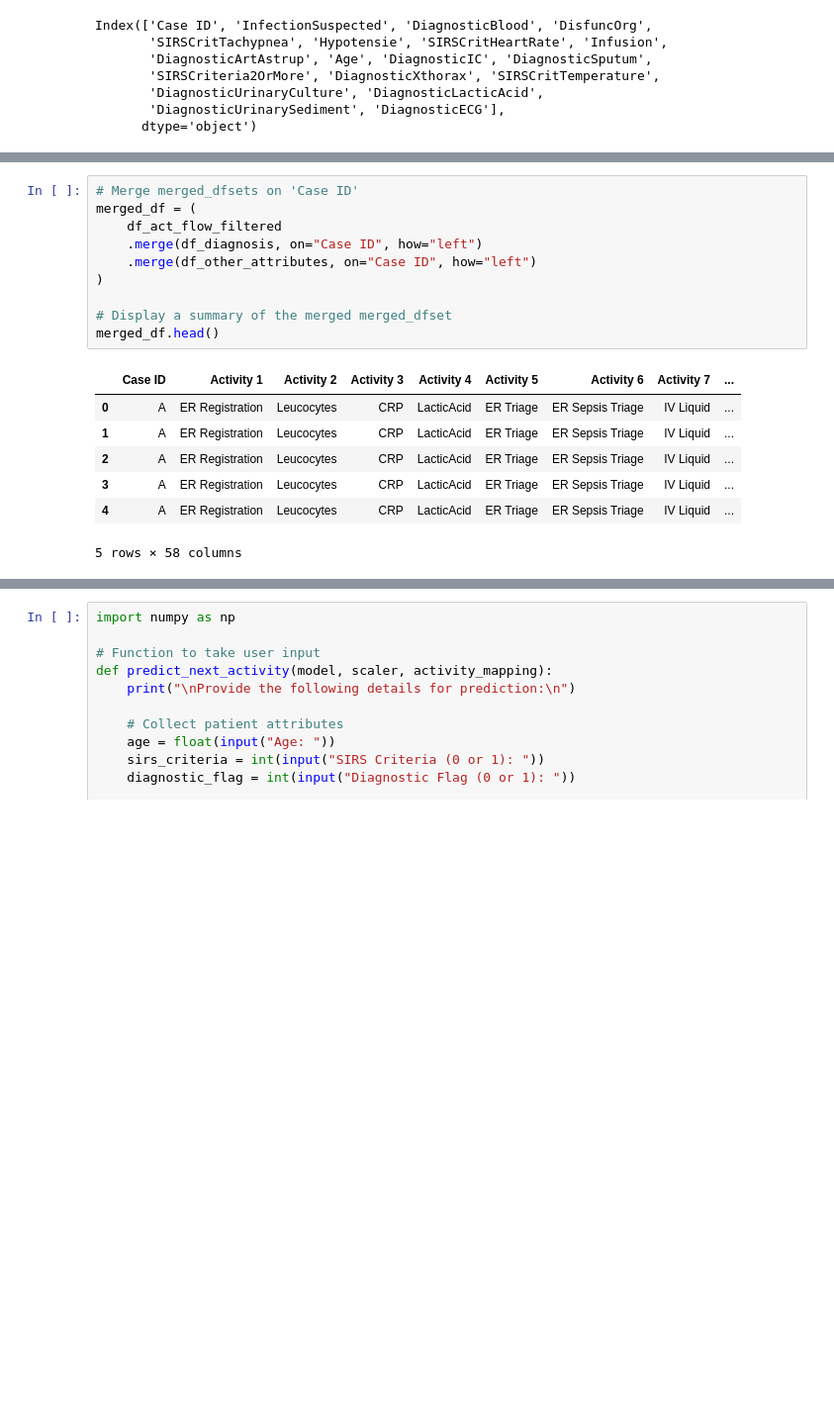
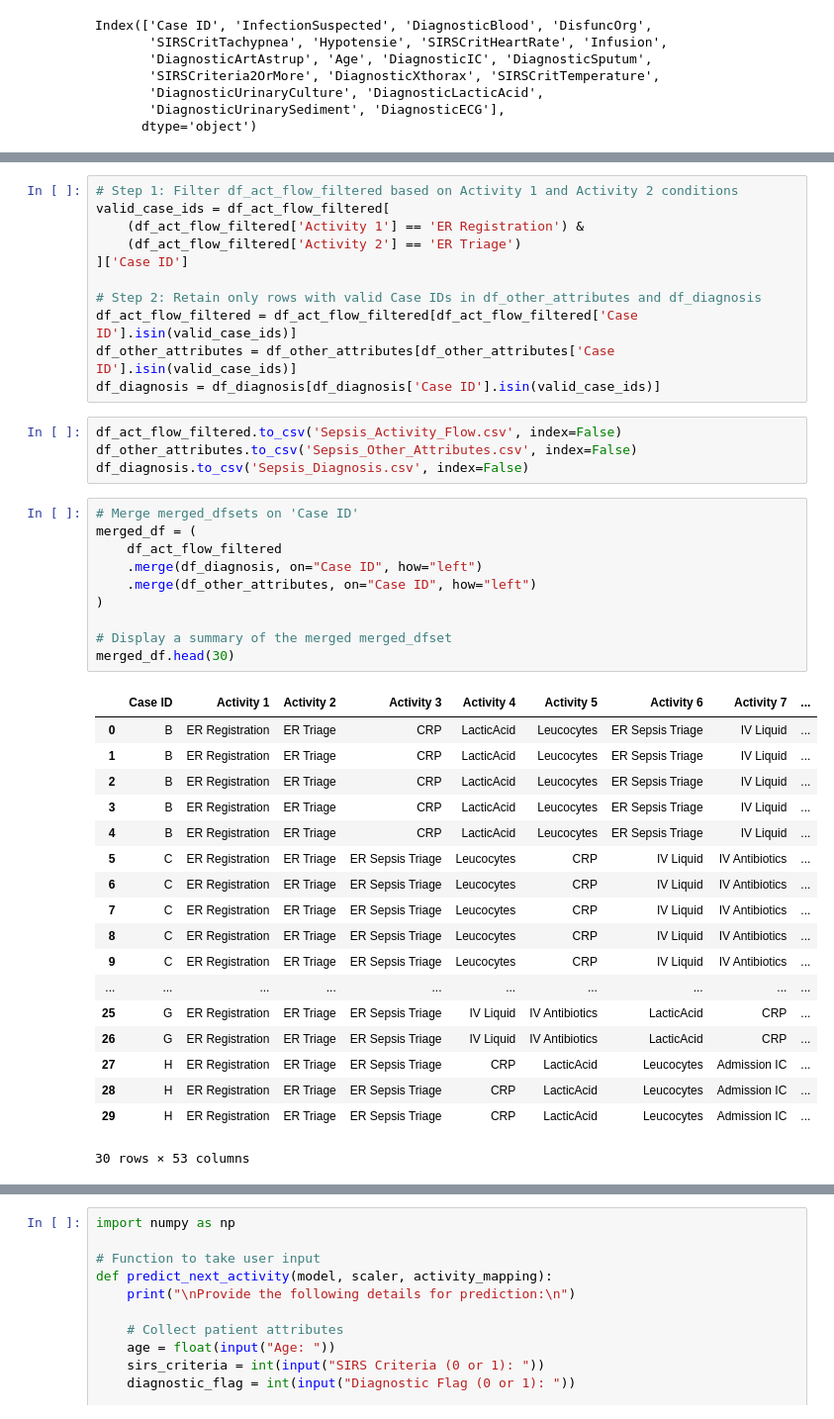
Before and after one commit to mohdkashifansari/Process_Analytics, a Jupyter notebook: model.ipynb, the cells around one changed output, grey strips where cells are left out. Shown at 99% size. Saved outputs shown, nothing was run; the diff lists cells and outputs as text; blank space fills up the shorter version.

```diff
--- a/model.ipynb
+++ b/model.ipynb
@@ -240,18 +282,44 @@ Index(['Case ID', 'InfectionSuspected', 'DiagnosticBlood', 'DisfuncOrg',
+# %%
+# Step 1: Filter df_act_flow_filtered based on Activity 1 and Activity 2 conditions
+valid_case_ids = df_act_flow_filtered[
+    (df_act_flow_filtered['Activity 1'] == 'ER Registration') &
+    (df_act_flow_filtered['Activity 2'] == 'ER Triage')
+]['Case ID']
+
+# Step 2: Retain only rows with valid Case IDs in df_other_attributes and df_diagnosis
+df_act_flow_filtered = df_act_flow_filtered[df_act_flow_filtered['Case ID'].isin(valid_case_ids)]
+df_other_attributes = df_other_attributes[df_other_attributes['Case ID'].isin(valid_case_ids)]
+df_diagnosis = df_diagnosis[df_diagnosis['Case ID'].isin(valid_case_ids)]
+# %%
+df_act_flow_filtered.to_csv('Sepsis_Activity_Flow.csv', index=False)
+df_other_attributes.to_csv('Sepsis_Other_Attributes.csv', index=False)
+df_diagnosis.to_csv('Sepsis_Diagnosis.csv', index=False)
 # %%
 # Merge merged_dfsets on 'Case ID'
 merged_df = (
     df_act_flow_filtered
     .merge(df_diagnosis, on="Case ID", how="left")
     .merge(df_other_attributes, on="Case ID", how="left")
 )
 
 # Display a summary of the merged merged_dfset
-merged_df.head()
+merged_df.head(30)
 # %% [output]
 |  | Case ID | Activity 1 | Activity 2 | Activity 3 | Activity 4 | Activity 5 | Activity 6 | Activity 7 | ... |
-| 0 | A | ER Registration | Leucocytes | CRP | LacticAcid | ER Triage | ER Sepsis Triage | IV Liquid | ... |
-| 1 | A | ER Registration | Leucocytes | CRP | LacticAcid | ER Triage | ER Sepsis Triage | IV Liquid | ... |
-| 2 | A | ER Registration | Leucocytes | CRP | LacticAcid | ER Triage | ER Sepsis Triage | IV Liquid | ... |
-| 3 | A | ER Registration | Leucocytes | CRP | LacticAcid | ER Triage | ER Sepsis Triage | IV Liquid | ... |
-| 4 | A | ER Registration | Leucocytes | CRP | LacticAcid | ER Triage | ER Sepsis Triage | IV Liquid | ... |
+| 0 | B | ER Registration | ER Triage | CRP | LacticAcid | Leucocytes | ER Sepsis Triage | IV Liquid | ... |
+| 1 | B | ER Registration | ER Triage | CRP | LacticAcid | Leucocytes | ER Sepsis Triage | IV Liquid | ... |
+| 2 | B | ER Registration | ER Triage | CRP | LacticAcid | Leucocytes | ER Sepsis Triage | IV Liquid | ... |
+| 3 | B | ER Registration | ER Triage | CRP | LacticAcid | Leucocytes | ER Sepsis Triage | IV Liquid | ... |
+| 4 | B | ER Registration | ER Triage | CRP | LacticAcid | Leucocytes | ER Sepsis Triage | IV Liquid | ... |
+| 5 | C | ER Registration | ER Triage | ER Sepsis Triage | Leucocytes | CRP | IV Liquid | IV Antibiotics | ... |
+| 6 | C | ER Registration | ER Triage | ER Sepsis Triage | Leucocytes | CRP | IV Liquid | IV Antibiotics | ... |
+| 7 | C | ER Registration | ER Triage | ER Sepsis Triage | Leucocytes | CRP | IV Liquid | IV Antibiotics | ... |
+| 8 | C | ER Registration | ER Triage | ER Sepsis Triage | Leucocytes | CRP | IV Liquid | IV Antibiotics | ... |
+| 9 | C | ER Registration | ER Triage | ER Sepsis Triage | Leucocytes | CRP | IV Liquid | IV Antibiotics | ... |
+| ... | ... | ... | ... | ... | ... | ... | ... | ... | ... |
+| 25 | G | ER Registration | ER Triage | ER Sepsis Triage | IV Liquid | IV Antibiotics | LacticAcid | CRP | ... |
+| 26 | G | ER Registration | ER Triage | ER Sepsis Triage | IV Liquid | IV Antibiotics | LacticAcid | CRP | ... |
+| 27 | H | ER Registration | ER Triage | ER Sepsis Triage | CRP | LacticAcid | Leucocytes | Admission IC | ... |
+| 28 | H | ER Registration | ER Triage | ER Sepsis Triage | CRP | LacticAcid | Leucocytes | Admission IC | ... |
+| 29 | H | ER Registration | ER Triage | ER Sepsis Triage | CRP | LacticAcid | Leucocytes | Admission IC | ... |
-5 rows × 58 columns
+30 rows × 53 columns
```
Also changed, not shown: parts of 6 cells of this notebook, 3 other files.
